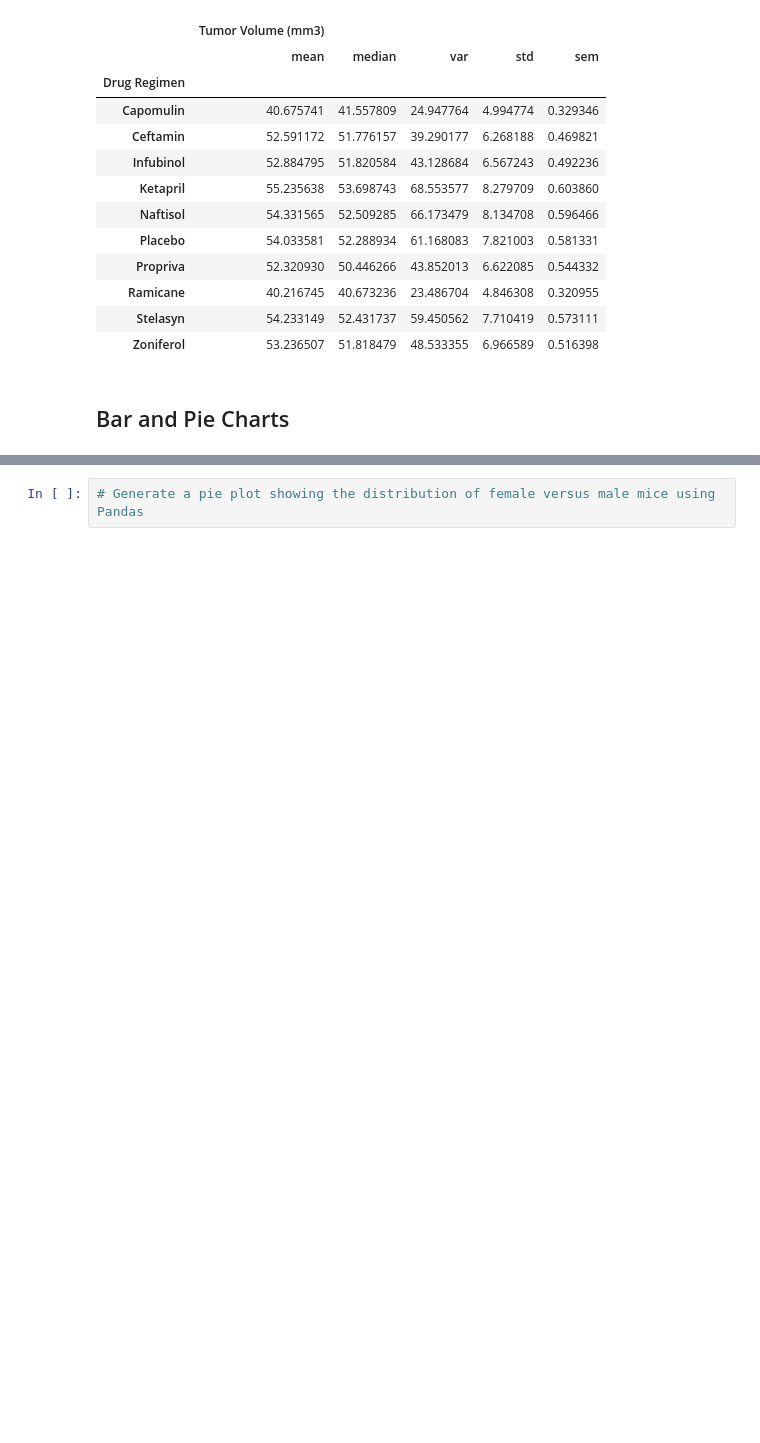
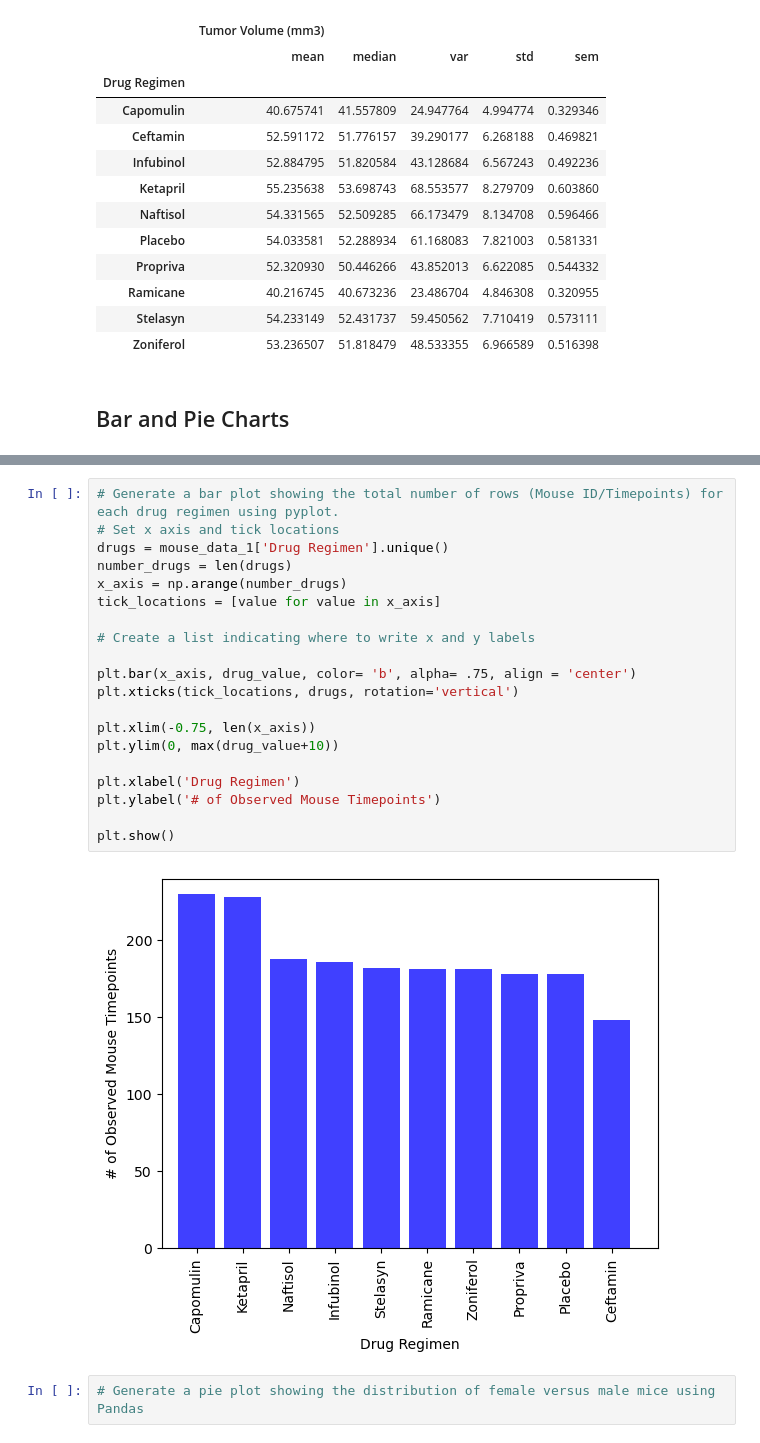
Before and after one commit to Kevin-Lad/matplotlib-challenge, a Jupyter notebook: Pymaceuticals/pymaceuticals_starter.ipynb, the cells around one changed output, grey strips where cells are left out. Saved outputs shown, nothing was run; the diff lists cells and outputs as text; blank space fills up the shorter version.

```diff
--- a/Pymaceuticals/pymaceuticals_starter.ipynb
+++ b/Pymaceuticals/pymaceuticals_starter.ipynb
@@ -177,3 +187,25 @@ AttributeError: Rectangle.set() got an unexpected keyword argument 'ylablel'
+# %%
+# Generate a bar plot showing the total number of rows (Mouse ID/Timepoints) for each drug regimen using pyplot.
+# Set x axis and tick locations
+drugs = mouse_data_1['Drug Regimen'].unique()
+number_drugs = len(drugs)
+x_axis = np.arange(number_drugs)
+tick_locations = [value for value in x_axis]
+
+# Create a list indicating where to write x and y labels
+
+plt.bar(x_axis, drug_value, color= 'b', alpha= .75, align = 'center')
+plt.xticks(tick_locations, drugs, rotation='vertical')
+
+plt.xlim(-0.75, len(x_axis))
+plt.ylim(0, max(drug_value+10))
+
+plt.xlabel('Drug Regimen')
+plt.ylabel('# of Observed Mouse Timepoints')
+
+plt.show()
+# %% [output]
+[figure, added]
 # %%
 # Generate a pie plot showing the distribution of female versus male mice using Pandas
 # %%
```
Also changed, not shown: parts of 2 cells of this notebook.
